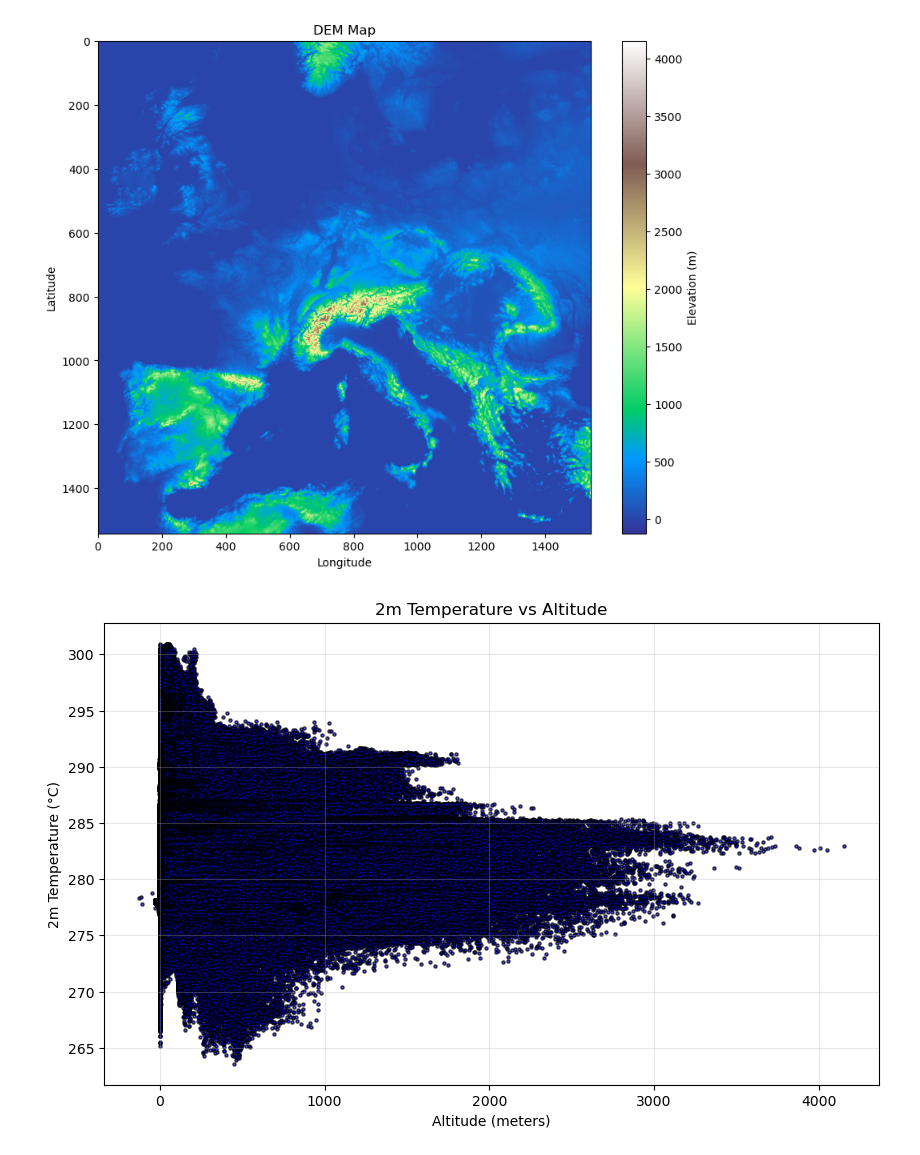
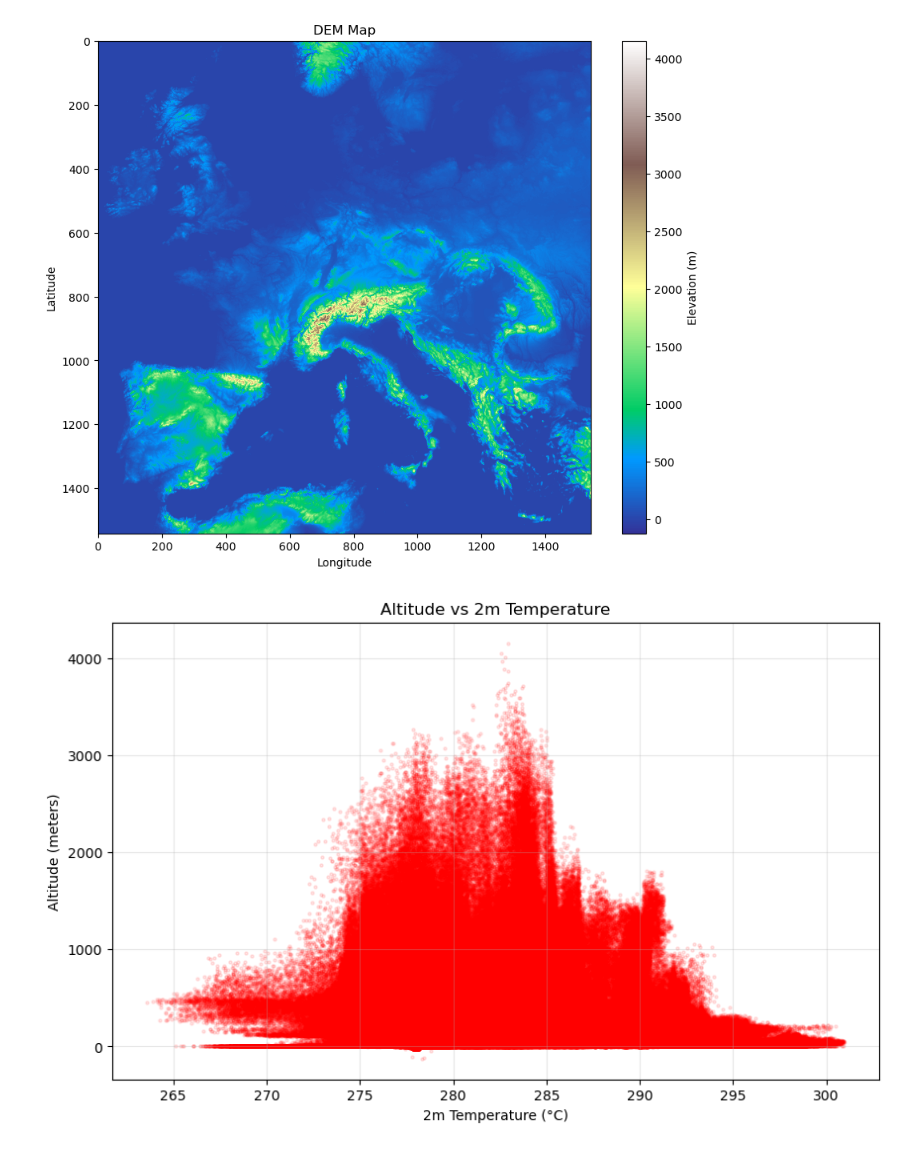
Before and after one commit to fquaren/AdaptationSandbox, a Jupyter notebook: notebooks/COSMO_clim.ipynb, the cells around one changed output. Saved outputs shown, nothing was run; the diff lists cells and outputs as text; code cells hidden in the pictures.

Commit message:
scatter plots

```diff
--- a/notebooks/COSMO_clim.ipynb
+++ b/notebooks/COSMO_clim.ipynb
@@ -231,35 +231,35 @@ def plot_altitude_vs_temperature(dem_file, temp_file, variable="T_2M", time_step
         altitude = dem_src.read(1)  # Read the first (and usually only) band
         dem_transform = dem_src.transform
 
     # Load temperature data
     temp_ds = xr.open_dataset(temp_file)
     temperature = temp_ds[variable].isel(time=time_step).values  # Select the first time step
 
     # Check dimensions match
     if altitude.shape != temperature.shape:
         raise ValueError("Altitude and temperature dimensions do not match. Check input files.")
 
     # Flatten the 2D grid into 1D arrays
     altitude_flat = altitude.flatten()
     temperature_flat = temperature.flatten()
 
     # Remove NaN values (common in geospatial data)
     valid_mask = ~np.isnan(altitude_flat) & ~np.isnan(temperature_flat)
     altitude_flat = altitude_flat[valid_mask]
     temperature_flat = temperature_flat[valid_mask]
 
     # Scatter plot
     plt.figure(figsize=(10, 6))
-    plt.scatter(altitude_flat, temperature_flat, s=5, alpha=0.7, c="blue", edgecolor="k")
-    plt.title("2m Temperature vs Altitude")
-    plt.xlabel("Altitude (meters)")
-    plt.ylabel("2m Temperature (°C)")
+    plt.scatter(temperature_flat, altitude_flat, s=5, alpha=0.1, c="red")
+    plt.title("Altitude vs 2m Temperature")
+    plt.ylabel("Altitude (meters)")
+    plt.xlabel("2m Temperature (°C)")
     plt.grid(alpha=0.3)
     plt.show()
 
 # Example usage
 dem_file = '/Users/fquareng/data/europe_dem_low_res.tif'
 temp_file = '/Users/fquareng/data/T_2M.nc'
 plot_altitude_vs_temperature(dem_file, temp_file)
 # %% [output]
-[figure, old version]
+[figure, new version]
```
Also changed, not shown: 2 other files.
